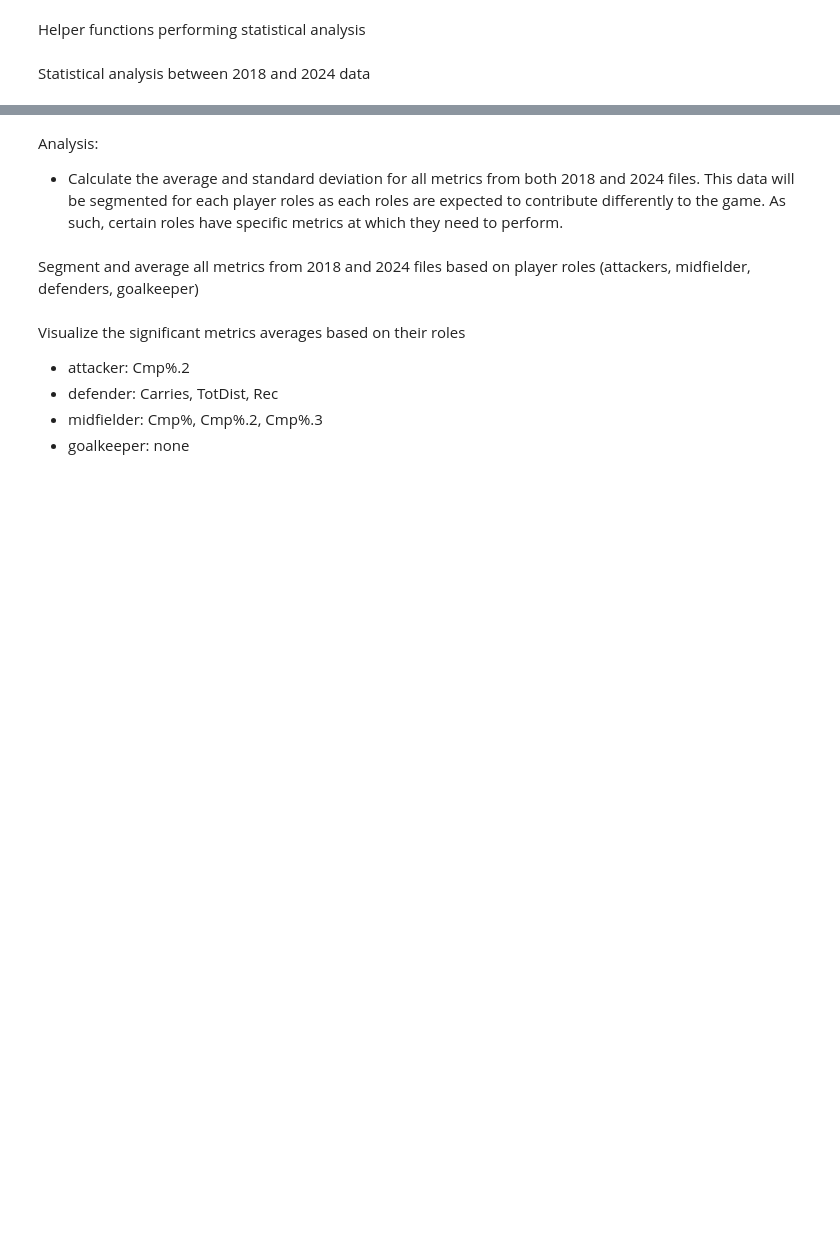
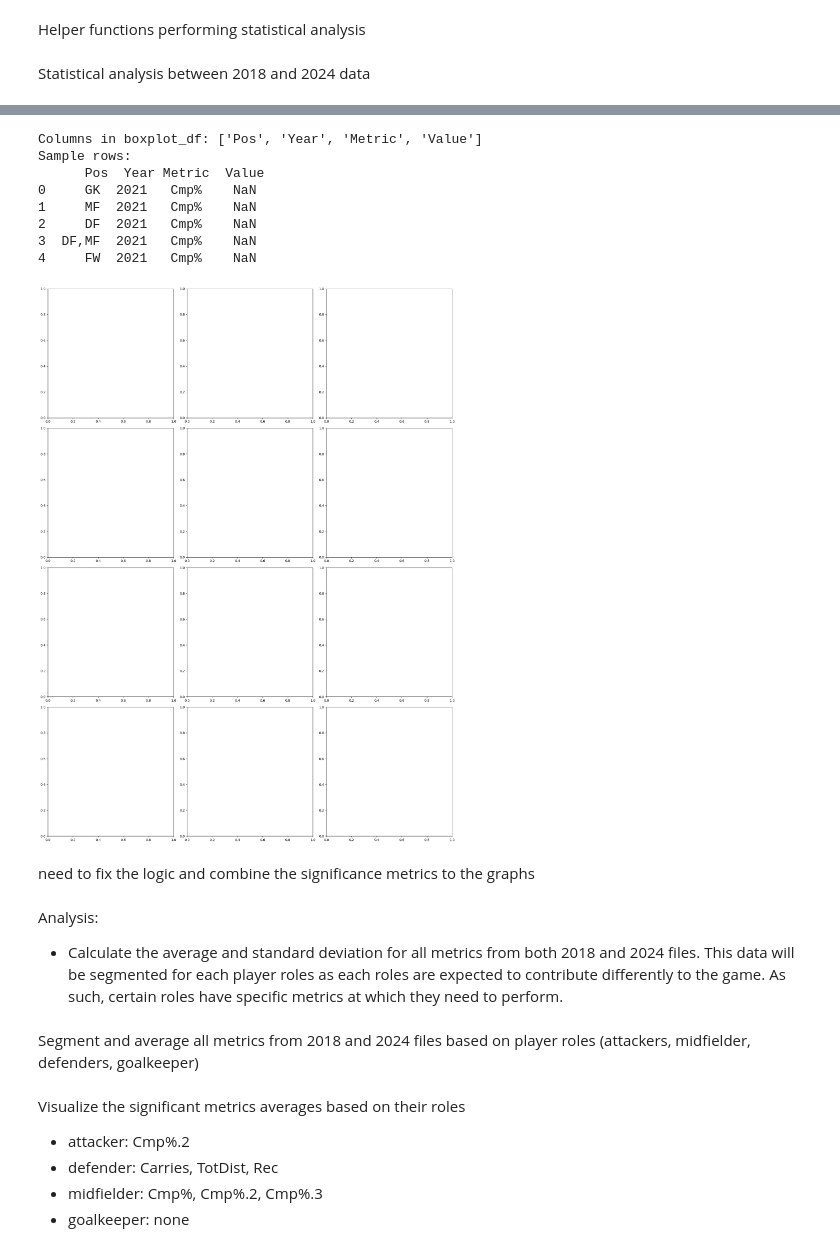
Before and after one commit to LouMeziere/Match-Performance-Analysis, a Jupyter notebook: analysis_roles.ipynb, the cells around one changed output, grey strips where cells are left out. Cells and saved outputs as stored; diff of their text form; code cells hidden in the pictures; blank space fills up the shorter version.

```diff
--- a/analysis_roles.ipynb
+++ b/analysis_roles.ipynb
@@ -761,3 +834,59 @@ for role, sheets in role_sheets.items():
+# %%
+# 2️⃣ Reshape merged_df to long format
+boxplot_df = merged_df.melt(id_vars=["Pos", "Year"], value_vars=all_significant_metrics,
+                             var_name="Metric", value_name="Value")
+
+# Debugging: Check if columns are correct
+print("Columns in boxplot_df:", boxplot_df.columns.tolist())
+print("Sample rows:\n", boxplot_df.head())
+
+
+# 3️⃣ Define color palette
+custom_palette = {2021: "#1f77b4", 2024: "#ff7f0e"}  # Blue for 2021, Orange for 2024
+
+num_cols = 3  # Number of plots per row
+num_rows = -(-len(all_significant_metrics) // num_cols)  # Round up
+
+fig, axes = plt.subplots(num_rows, num_cols, figsize=(num_cols * 6, num_rows * 6))
+axes = axes.flatten()
+
+# 4️⃣ Create boxplots for each metric
+for i, metric in enumerate(all_significant_metrics):
+    # Identify which roles this metric was significant for
+    relevant_roles = [role for role, metrics in significant_metrics.items() if metric in metrics]
+
+    # Filter data only for those roles
+    metric_df = boxplot_df[(boxplot_df["Metric"] == metric) & (boxplot_df["Pos"].isin(relevant_roles))]
+
+    if not metric_df.empty:
+        sns.boxplot(
+            x="Pos", y="Value", hue="Year", data=metric_df, palette=custom_palette, ax=axes[i]
+        )
+        axes[i].set_title(f"{metric} Distribution by Position (2021 vs 2024)")
+        axes[i].set_xlabel("Position")
+        axes[i].set_ylabel("Value")
+        axes[i].tick_params(axis='x', rotation=45)
+        axes[i].legend(title="Year")
+        axes[i].grid(True, linestyle="--", alpha=0.5)
+
+# 5️⃣ Hide unused subplots
+for j in range(i + 1, len(axes)):
+    fig.delaxes(axes[j])
+
+plt.tight_layout()
+plt.show()
+# %% [output]
+Columns in boxplot_df: ['Pos', 'Year', 'Metric', 'Value']
+Sample rows:
+      Pos  Year Metric  Value
+0     GK  2021   Cmp%    NaN
+1     MF  2021   Cmp%    NaN
+2     DF  2021   Cmp%    NaN
+3  DF,MF  2021   Cmp%    NaN
+4     FW  2021   Cmp%    NaN
+[figure, added]
+# %% [markdown]
+need to fix the logic and combine the significance metrics to the graphs
 # %% [markdown]
 Analysis:
 - Calculate the average and standard deviation for all metrics from both 2018 and 2024 files. This data will be segmented for each player roles as each roles are expected to contribute differently to the game. As such, certain roles have specific metrics at which they need to perform.
```
Also changed, not shown: parts of 34 cells of this notebook, 1 other file.
